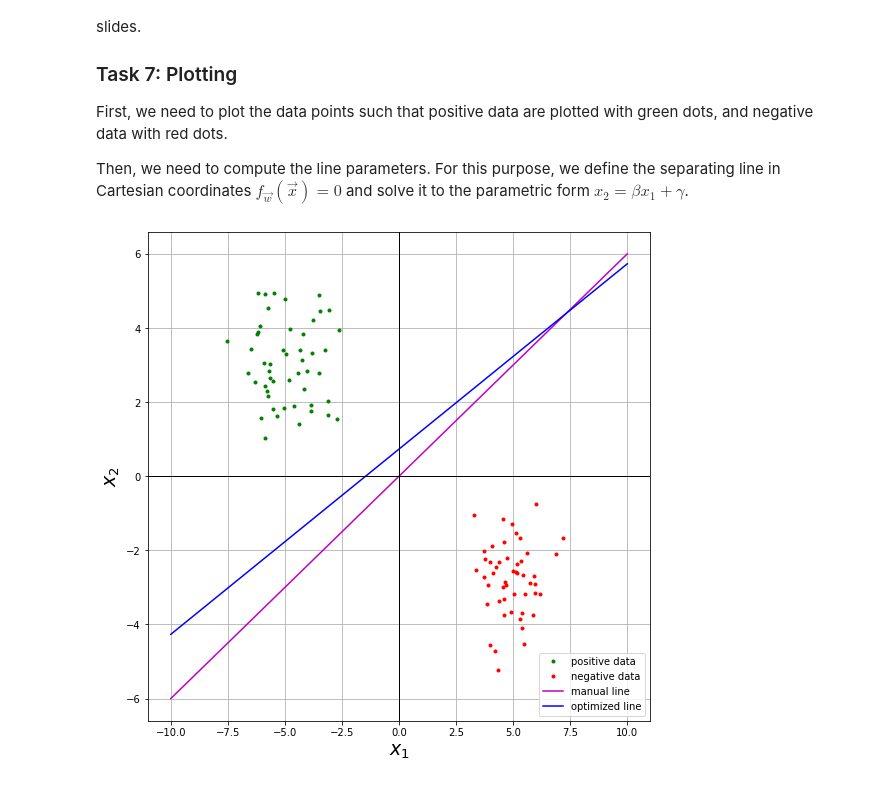
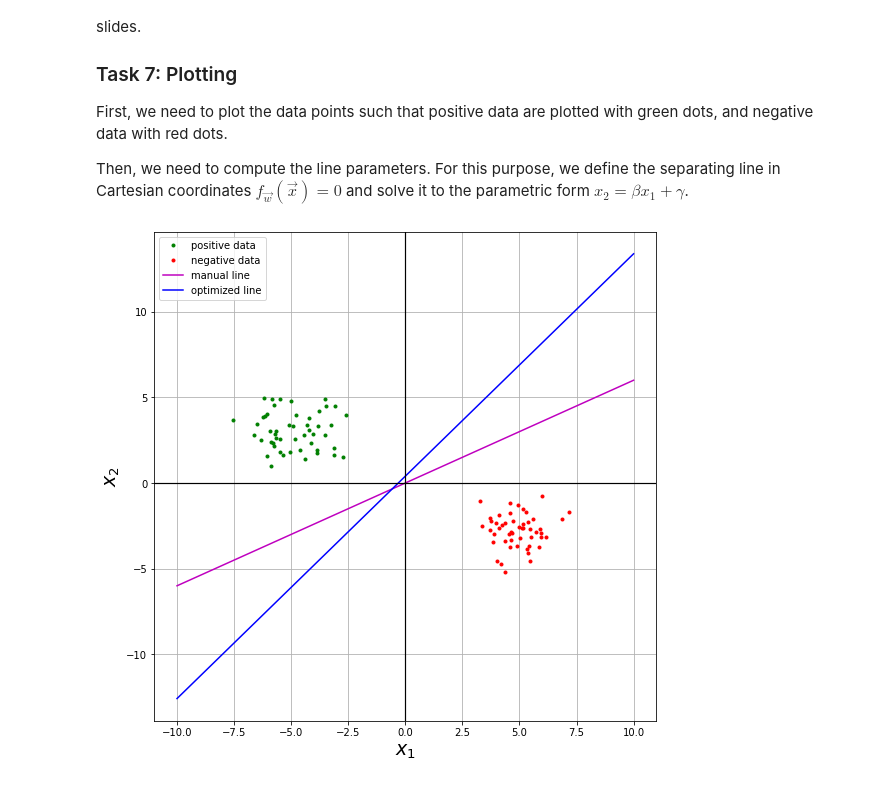
Before and after one commit to gparri610/Deep-Learning-FS24, a Jupyter notebook: DL-Assignment01.ipynb, the cells around one changed output. Cells and saved outputs as stored; diff of their text form; code cells hidden in the pictures.

```diff
--- a/DL-Assignment01.ipynb
+++ b/DL-Assignment01.ipynb
@@ -122,16 +122,23 @@ Consider in your implementation error cases that could arise.
 # %%
 def perceptron_learning(X, T, w):
   # first, make a copy of your weights
-  w_star = w
+  w_star = np.copy(w)
+
+  max_iterations = 1000
+
+  num_samples = X.shape[0]
   # then, iterate over the data and perform perceptron learning
-  for i in range(100):
-    if (perceptron(X[i,:], w_star)*T[i]) > 0:
-      continue
-    else:
-      w_star[0] = w_star[0] + T[i]
-      w_star[1] = w_star[1] + T[i]*w_star[1]
-      w_star[2] = w_star[2] + T[i]*w_star[2]
+  for _ in range(max_iterations):
+    w_updated = False
+    for i in range(num_samples):
+      if (perceptron(X[i,:], w_star)*T[i]) <= 0:
+        w_star[0] = w_star[0] + T[i]
+        w_star[1] = w_star[1] + T[i]*X[i,1]
+        w_star[2] = w_star[2] + T[i]*X[i,2]
 
+        w_updated = True
+    if not w_updated:
+      break
 
   # finally, return the optimal weights
   return w_star
@@ -192,11 +200,8 @@ Then, we need to compute the line parameters. For this purpose, we define the se
 # %%
 def line_parameters(w):
   # compute parametric line parameters from Cartesian coordinates
-  if w[2]==0.:
-    print("generate again the random w value")
-  else:
-    beta = -w[1]/w[2]
-    gamma = -w[0]/w[2]
+  beta = -w[1]/w[2]
+  gamma = -w[0]/w[2]
   return beta, gamma
 
 
@@ -213,33 +218,33 @@ X_neg_1 = [X[i,1] for i in indices_neg]
 X_pos_2 = [X[i,2] for i in indices_pos]
 X_neg_2 = [X[i,2] for i in indices_neg]
 pyplot.plot(X_pos_1, X_pos_2, "g.", label="positive data")
 # plot the negative data points
 pyplot.plot(X_neg_1, X_neg_2, "r.", label="negative data")
 
 # define positions where to evaluate the line:
 x1 = np.linspace(-10, 10, 100)
 
 # compute line parameters for manual line
 beta, gamma = line_parameters(w_manual)
 # now, compute the values according to our parametric form:
 x2 = beta * x1 + gamma
 # plot manual line
 pyplot.plot(x1, x2, "m-", label="manual line")
 
 # compute line parameters for optimized line
 beta, gamma = line_parameters(w_star)
 # now, compute the values according to our parametric form:
 x2 = beta * x1 + gamma
 # plot optimized line
 pyplot.plot(x1, x2, "b-", label="optimized line")
 
 # make the plot more beautiful
 pyplot.grid()
-pyplot.axhline(0, color='black', linewidth=1)
-pyplot.axvline(0, color='black', linewidth=1)
+pyplot.axhline(0, color='black', linewidth=1.2)
+pyplot.axvline(0, color='black', linewidth=1.2)
 pyplot.xlabel("$x_1$",  fontsize=19)
 pyplot.ylabel("$x_2$", fontsize=19)
 pyplot.legend()
 pyplot.show()
 # %% [output]
-[figure, old version]
+[figure, new version]
```
Also changed, not shown: parts of 1 cell of this notebook.
